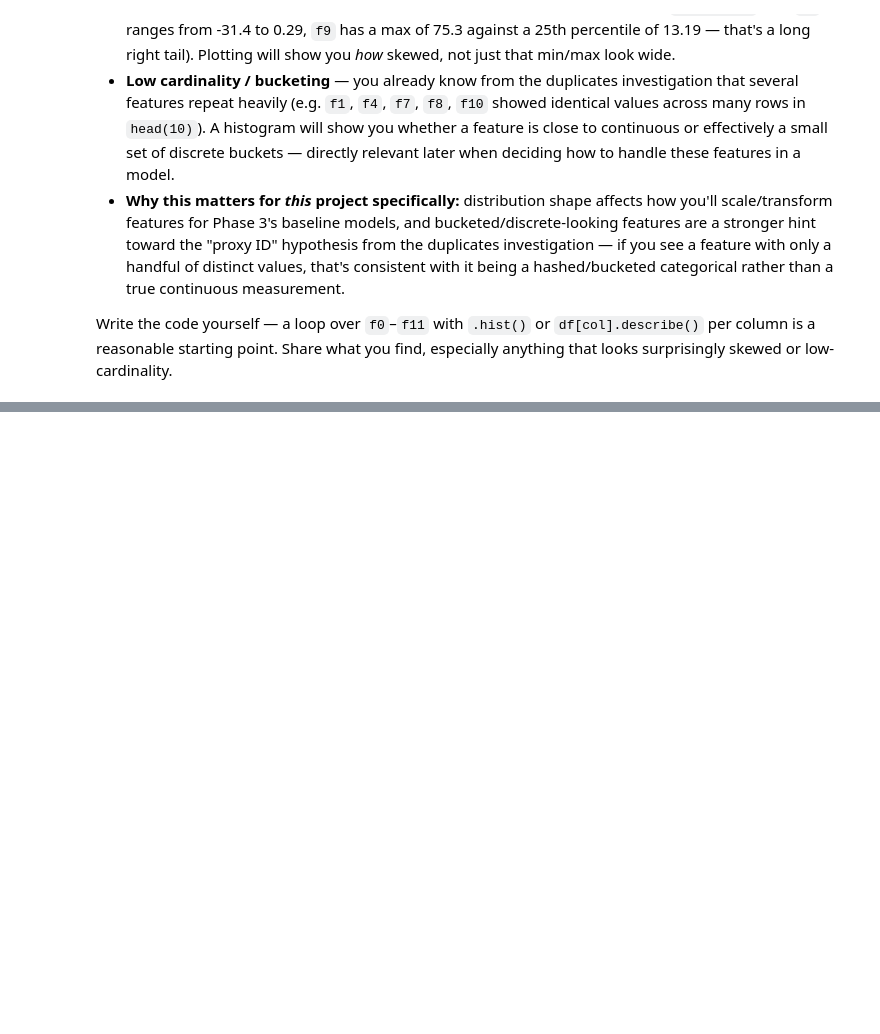
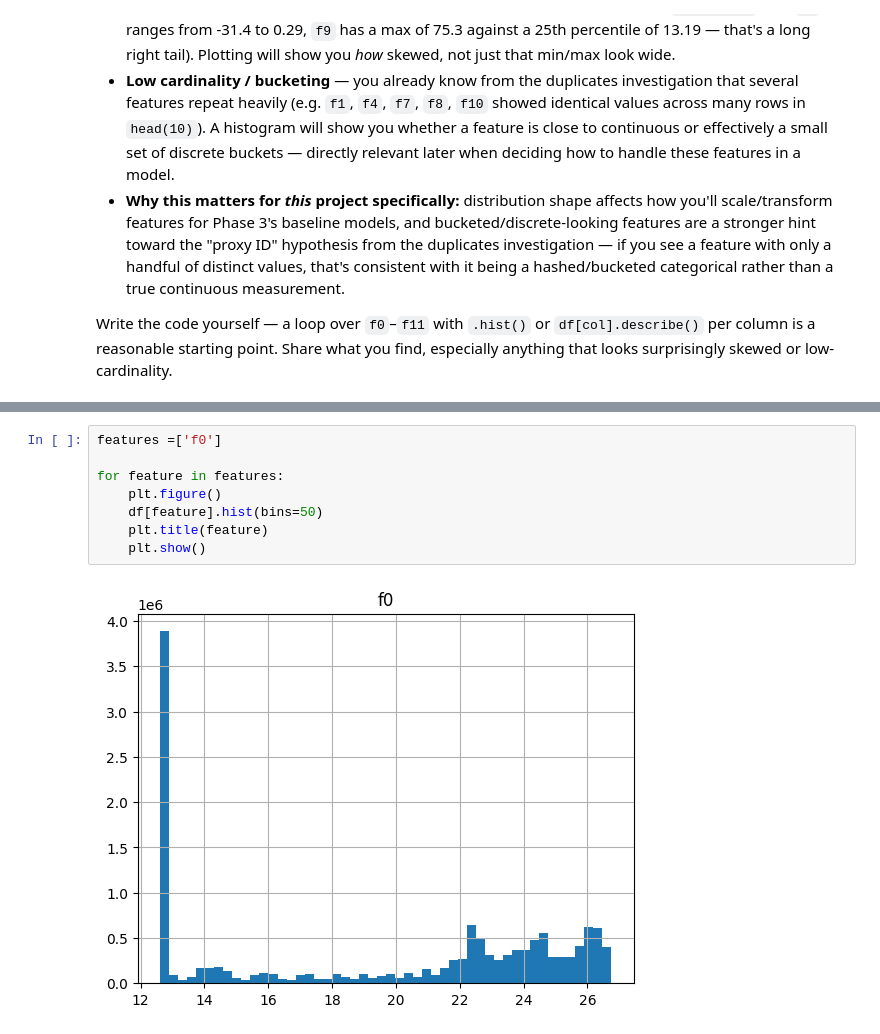
Before and after one commit to harshlohani/marketing-measurement-and-lift, a Jupyter notebook: notebooks/01_data_understanding.ipynb, the cells around one changed output, grey strips where cells are left out. Saved outputs shown, nothing was run; the diff lists cells and outputs as text; blank space fills up the shorter version.

```diff
--- a/notebooks/01_data_understanding.ipynb
+++ b/notebooks/01_data_understanding.ipynb
@@ -281,0 +307,10 @@ you find, especially anything that looks surprisingly skewed or low-cardinality.
+# %%
+features =['f0']
+
+for feature in features:
+    plt.figure()
+    df[feature].hist(bins=50)
+    plt.title(feature)
+    plt.show()
+# %% [output]
+[figure, added]
```
Also changed, not shown: parts of 4 cells of this notebook, 3 other files.
